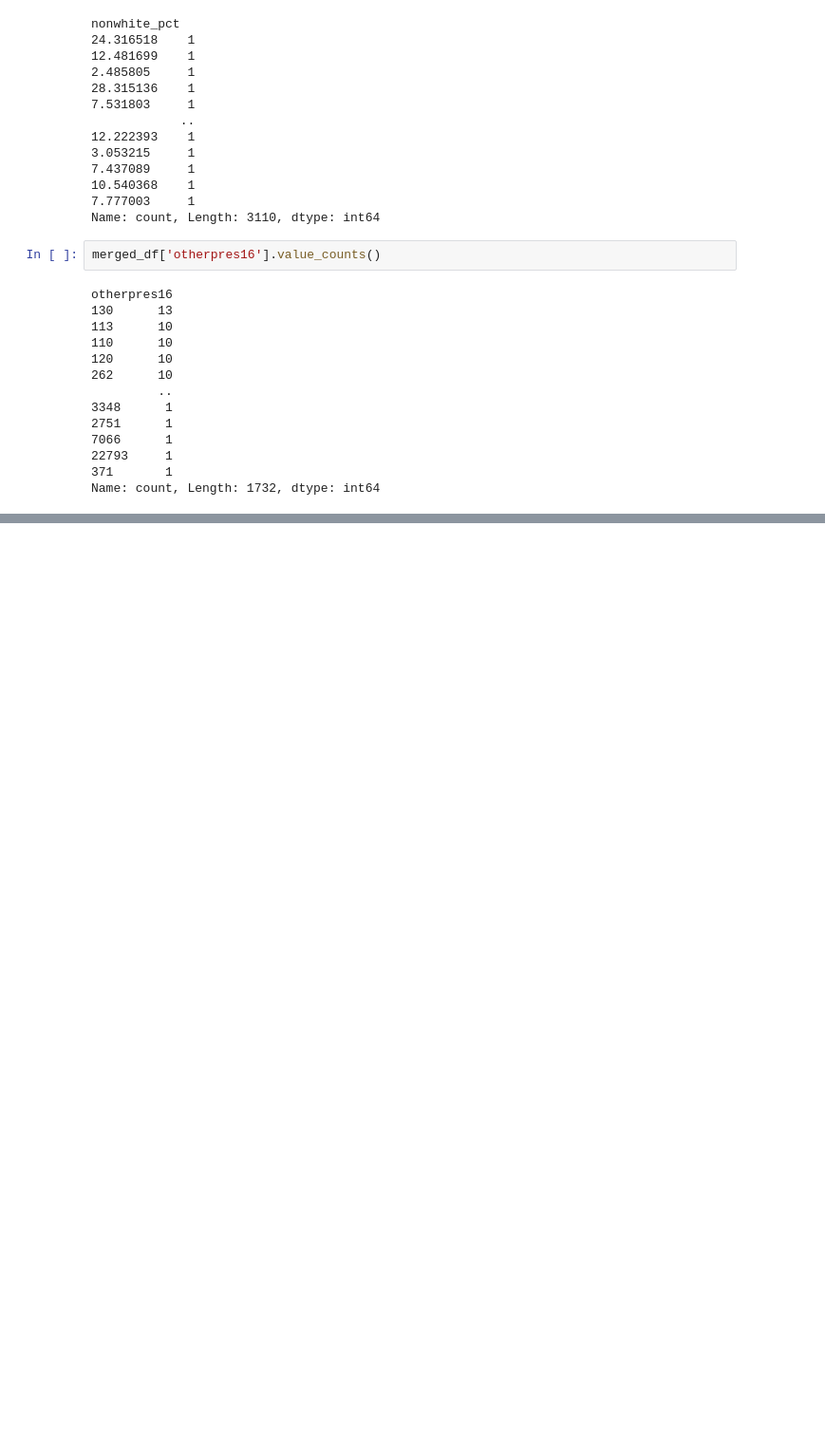
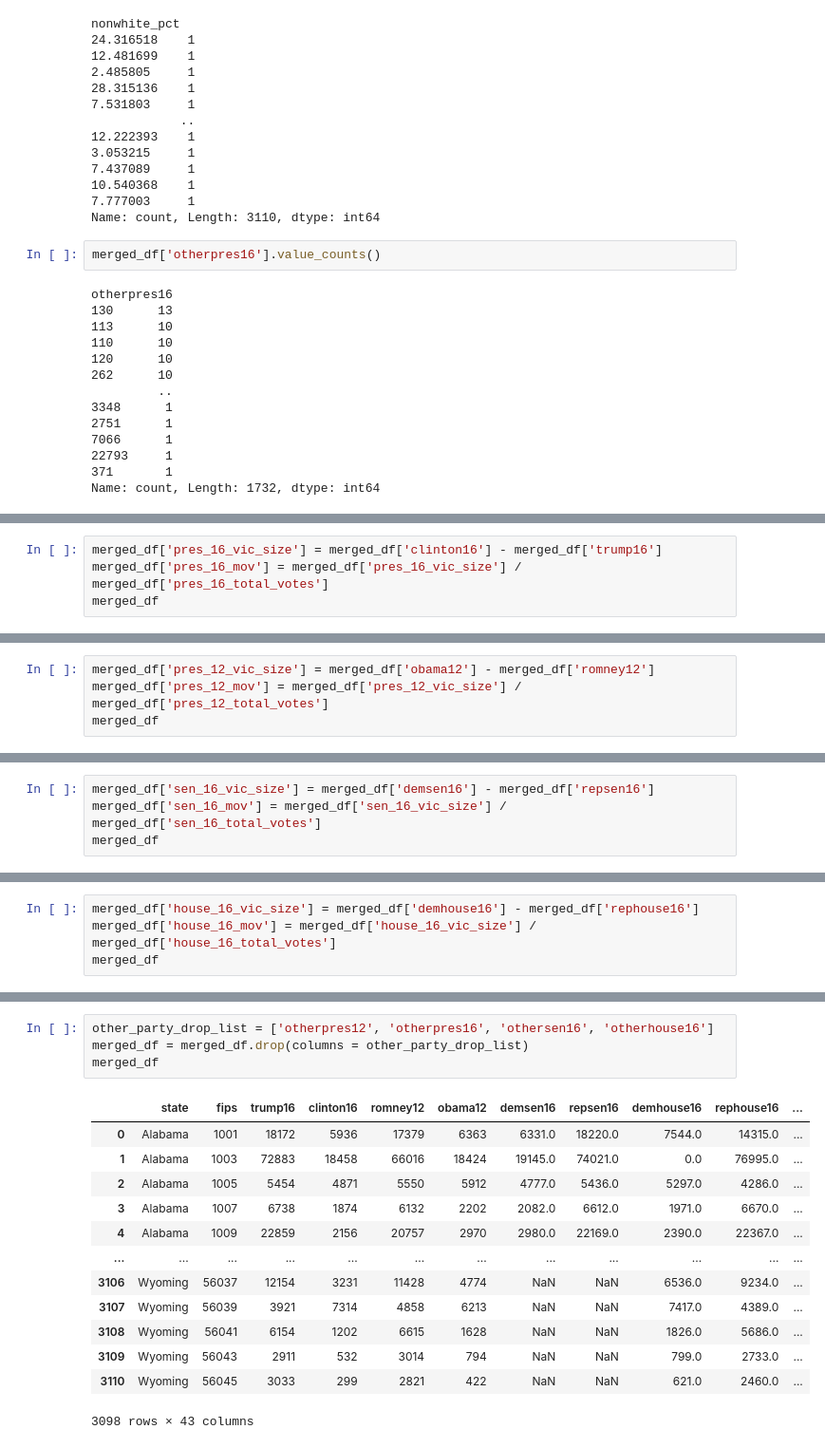
Before and after one commit to Nhunsick/project_3, a Jupyter notebook: EDA.ipynb, the cells around one changed output, grey strips where cells are left out. Shown: that part at 95% size. Cells and saved outputs as stored; diff of their text form; blank space fills up the shorter version.

```diff
--- a/EDA.ipynb
+++ b/EDA.ipynb
@@ -333,0 +408,4 @@ merged_df
+# %%
+merged_df['pres_16_vic_size'] = merged_df['clinton16'] - merged_df['trump16']
+merged_df['pres_16_mov'] = merged_df['pres_16_vic_size'] / merged_df['pres_16_total_votes']
+merged_df
@@ -333,0 +426,4 @@ merged_df
+# %%
+merged_df['pres_12_vic_size'] = merged_df['obama12'] - merged_df['romney12']
+merged_df['pres_12_mov'] = merged_df['pres_12_vic_size'] / merged_df['pres_12_total_votes']
+merged_df
@@ -333,0 +444,4 @@ merged_df
+# %%
+merged_df['sen_16_vic_size'] = merged_df['demsen16'] - merged_df['repsen16']
+merged_df['sen_16_mov'] = merged_df['sen_16_vic_size'] / merged_df['sen_16_total_votes']
+merged_df
@@ -333,0 +462,4 @@ merged_df
+# %%
+merged_df['house_16_vic_size'] = merged_df['demhouse16'] - merged_df['rephouse16']
+merged_df['house_16_mov'] = merged_df['house_16_vic_size'] / merged_df['house_16_total_votes']
+merged_df
@@ -333,0 +480,18 @@ merged_df
+# %%
+other_party_drop_list = ['otherpres12', 'otherpres16', 'othersen16', 'otherhouse16']
+merged_df = merged_df.drop(columns = other_party_drop_list)
+merged_df
+# %% [output]
+|  | state | fips | trump16 | clinton16 | romney12 | obama12 | demsen16 | repsen16 | demhouse16 | rephouse16 | ... |
+| 0 | Alabama | 1001 | 18172 | 5936 | 17379 | 6363 | 6331.0 | 18220.0 | 7544.0 | 14315.0 | ... |
+| 1 | Alabama | 1003 | 72883 | 18458 | 66016 | 18424 | 19145.0 | 74021.0 | 0.0 | 76995.0 | ... |
+| 2 | Alabama | 1005 | 5454 | 4871 | 5550 | 5912 | 4777.0 | 5436.0 | 5297.0 | 4286.0 | ... |
+| 3 | Alabama | 1007 | 6738 | 1874 | 6132 | 2202 | 2082.0 | 6612.0 | 1971.0 | 6670.0 | ... |
+| 4 | Alabama | 1009 | 22859 | 2156 | 20757 | 2970 | 2980.0 | 22169.0 | 2390.0 | 22367.0 | ... |
+| ... | ... | ... | ... | ... | ... | ... | ... | ... | ... | ... | ... |
+| 3106 | Wyoming | 56037 | 12154 | 3231 | 11428 | 4774 | NaN | NaN | 6536.0 | 9234.0 | ... |
+| 3107 | Wyoming | 56039 | 3921 | 7314 | 4858 | 6213 | NaN | NaN | 7417.0 | 4389.0 | ... |
+| 3108 | Wyoming | 56041 | 6154 | 1202 | 6615 | 1628 | NaN | NaN | 1826.0 | 5686.0 | ... |
+| 3109 | Wyoming | 56043 | 2911 | 532 | 3014 | 794 | NaN | NaN | 799.0 | 2733.0 | ... |
+| 3110 | Wyoming | 56045 | 3033 | 299 | 2821 | 422 | NaN | NaN | 621.0 | 2460.0 | ... |
+3098 rows × 43 columns
```
Also changed, not shown: parts of 21 cells of this notebook.
